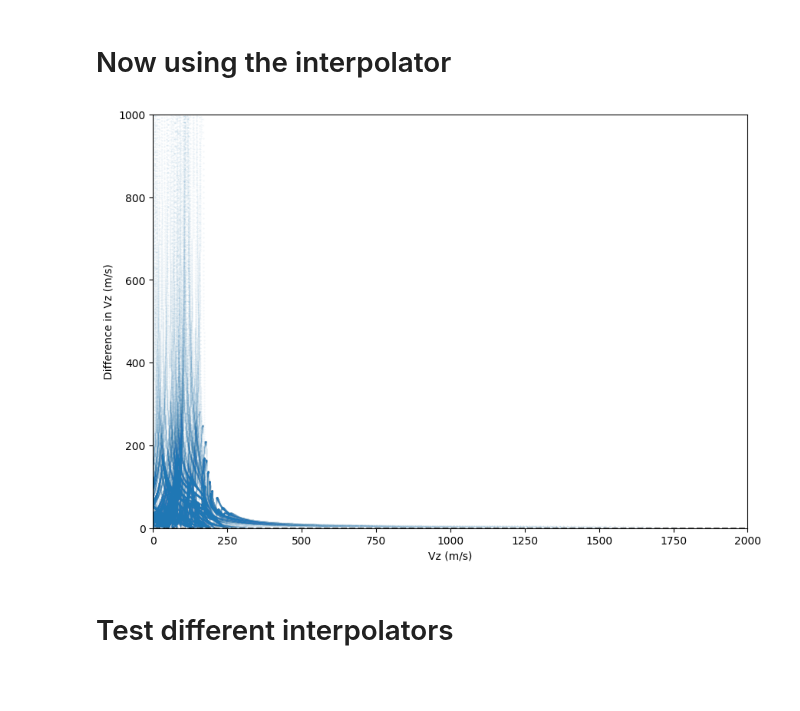
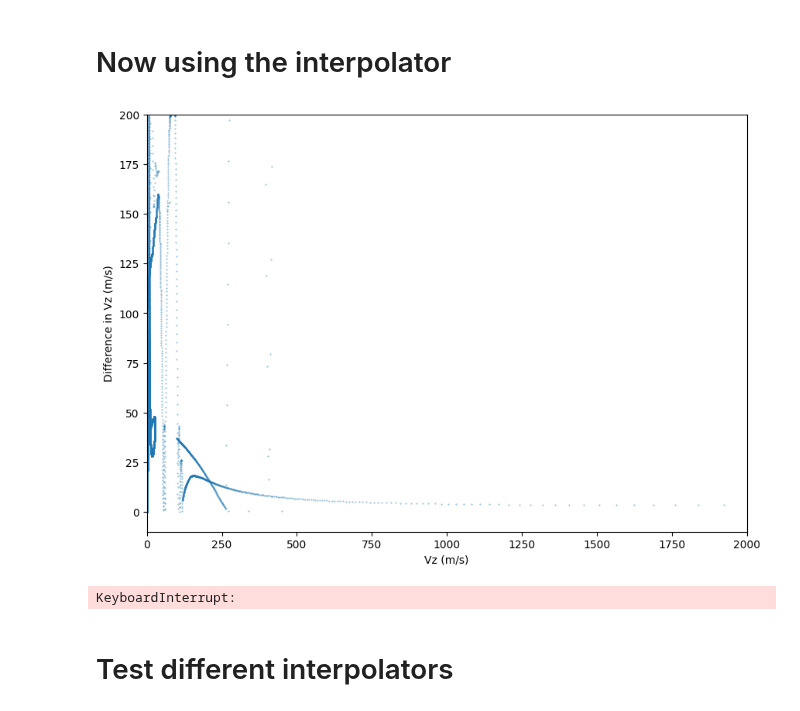
Before and after one commit to fawkez/HVS_1, a Jupyter notebook: Notebooks/iterative_method/debug_iterative_correction.ipynb, the cells around one changed output. Saved outputs shown, nothing was run; the diff lists cells and outputs as text; code cells hidden in the pictures; blank space fills up the shorter version.

```diff
--- a/Notebooks/iterative_method/debug_iterative_correction.ipynb
+++ b/Notebooks/iterative_method/debug_iterative_correction.ipynb
@@ -265,7 +265,7 @@ def doit(vej, cosang, t):
     #cosang = np.cos(ang)
     #sinang = np.sin(ang)
     sinang = np.sqrt(1 - cosang**2)
-    startpos = np.array([cosang, 0, sinang]) * auni.kpc
+    startpos = np.array([cosang, 0, sinang]) *0.001* auni.kpc
     vel = np.array([cosang, 0, sinang]) * vej
     w0 = gd.PhaseSpacePosition(startpos, vel=vel * kms)
     nsteps = 10000
@@ -286,7 +286,7 @@ def doit(vej, cosang, t):
 
 def doall(N=10000, seed=3):
     rng = np.random.default_rng(seed)
-    vej = 10**rng.uniform(2.6, 3.5, size=N)
+    vej = 10**rng.uniform(2.8, 3.5, size=N)
     cosa = rng.uniform(0, 1, size=N)
     times = 100
     r1, r2, r3, r4, c1, c2, c3, v1, v2, v3 = [], [], [], [], [], [], [], [], [], []
@@ -308,6 +308,6 @@ def doall(N=10000, seed=3):
 
 print('Starting')
 # Do the simulation
-R, z, VR, Vz, x, y, z, vx, vy, vz = doall(1000, 3)
+R, z, VR, Vz, x, y, z, vx, vy, vz = doall(10000, 3)
 # %% [output]
 Starting
@@ -371,19 +372,21 @@ vz_interpolated = vz_rvr*R_gc/ V_r_sergey.flatten()
 #vz = vz * 1000 # convert to m/s
 # %%
 fig, ax = plt.subplots(1,1, figsize = (10, 7))
-ax.scatter(Vz.flatten(), np.abs(vz_interpolated - Vz.flatten()/1000) , s= 0.1, alpha = 0.1)
-ax.set_ylim(0, 1000)
-ax.plot([-2000, 2000], [0, 0], 'k--', alpha = 0.6)
+ax.scatter(Vz.flatten(), np.abs(vz_interpolated - Vz.flatten()/1000) , s= 0.1, alpha = 0.8)
+ax.set_ylim(-10, 200)
+#ax.plot([-2000, 2000], [0, 0], 'k--', alpha = 0.6)
 ax.set_xlim(0, 2000)
 #ax.set_yscale('symlog')
 ax.set_ylabel('Difference in Vz (m/s)')
 ax.set_xlabel('Vz (m/s)')
 plt.show()
 # %% [output]
-[figure, old version]
+[figure, new version]
 # %%
 # save the orbits to a file
-data_gala_orbits = pd.DataFrame({'R': R.flatten(), 'z': z.flatten(), 'VR': VR.flatten(), 'Vz': Vz.flatten(), 'x': x.flatten(), 'y': y.flatten(), 'z': z.flatten(), 'vx': vx.flatten(), 'vy': vy.flatten(), 'vz': vz.flatten(), 'vz_interp': vz_interpolated.flatten()}).to_csv('/Users/mncavieres/Documents/2024-2/HVS/Data/orbits/gala_ejections/orbits_small.csv', index=False)
+#data_gala_orbits = pd.DataFrame({'R': R.flatten(), 'z': z.flatten(), 'VR': VR.flatten(), 'Vz': Vz.flatten(), 'x': x.flatten(), 'y': y.flatten(), 'z': z.flatten(), 'vx': vx.flatten(), 'vy': vy.flatten(), 'vz': vz.flatten(), 'vz_interp': vz_interpolated.flatten()}).to_csv('/Users/mncavieres/Documents/2024-2/HVS/Data/orbits/gala_ejections/orbits_small.csv', index=False)
+# %% [output]
+KeyboardInterrupt:
 # %% [markdown]
 # Test different interpolators
 # %%
```
Also changed, not shown: parts of 2 cells of this notebook, 2 other files.
